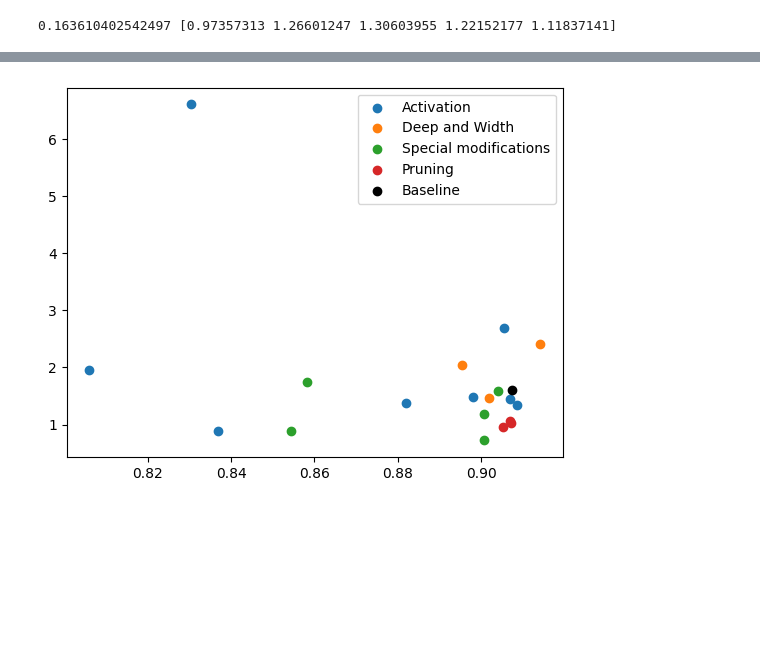
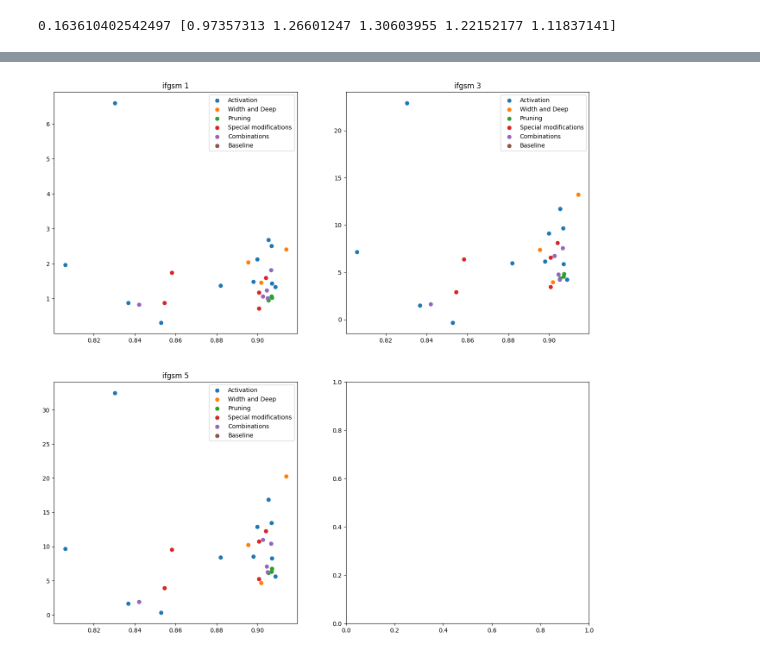
Before and after one commit to abhhfcgjk/VG_Architectural_Adversarial_Robustness, a Jupyter notebook: graphs.ipynb, the cells around one changed output, grey strips where cells are left out. Drawn from its saved outputs; the diff is of its cells as text; code cells hidden in the pictures; blank space fills up the shorter version.

```diff
--- a/graphs.ipynb
+++ b/graphs.ipynb
@@ -25,5 +25,6 @@ group1 = [("resnet18-Linearity", "relu"), ("resnet34-Linearity", "relu"), ("resn
 group2 = [("resnet50-Linearity", "relu"), ("resnet50-Linearity", "silu"), ("resnet50-Linearity", "relu_silu"),("resnet50-Linearity", "Frelu_silu"),("resnet50-Linearity", "relu_elu"),("resnet50-Linearity", "Frelu_elu"),("resnet50-Linearity", "relu_gelu"),("resnet50-Linearity", "Fsilu"),("resnet50-Linearity", "elu"),("resnet50-Linearity", "gelu"),("resnet50-Linearity", "Fgelu"),("resnet50-Linearity", "Felu") ]
 group3 = [("resnet50-Linearity", "relu"),("advresnet50-Linearity","relu"),("wideresnet50-Linearity", "relu"),("vonenet50-Linearity", "relu"),("resnet50-Linearity+prune=0.1pls", "relu"),("resnet50-Linearity+prune=0.1l1", "relu"),("resnet50-Linearity+prune=0.1l2", "relu"), ("resnet50-Linearity+prune=0.1pls", "Felu")]
 group4 = [("textureresnet50-Linearity","relu"), ("shaperesnet50-Linearity","relu"), ("debiasedresnet50-Linearity","relu")]
+group5 = [("debiasedresnet50-Linearity+prune=0.1pls", "relu"), ("debiasedresnet50-Linearity+prune=0.1pls", "elu"), ("debiasedresnet50-Linearity", "elu"), ("resnet50-Linearity+prune=0.1pls", "Felu"), ("resnet50-Linearity+prune=0.1pls", "silu"), ("resnet50-Linearity", "relu")]
 # %%
 group = group2 + group3
@@ -331,13 +345,14 @@ df1.sort_values('result').style.hide()
 # %%
 x = [2, 4, 6]
-grp = set(group1+group2+group3+group4)
+grp = set(group1+group2+group3+group4+group5)
+iters = 5.0
 df1 = pd.DataFrame(columns=['architecture', 'activation', 'SROCC','result'])
 for arch, activ in grp:
-    y_axis = data[(data["arch"]==arch)&(data["iterations"]==5.0)&(data["activation"]==activ)].loc[:,f"eps {epsilons[0]}": f"eps {epsilons[2]}"].values.tolist()[0]
-    srocc = data[(data["arch"]==arch)&(data["iterations"]==5.0)&(data["activation"]==activ)].loc[:,"SROCC"].values.tolist()[0]
+    y_axis = data[(data["arch"]==arch)&(data["iterations"]==iters)&(data["activation"]==activ)].loc[:,f"eps {epsilons[0]}": f"eps {epsilons[2]}"].values.tolist()[0]
+    srocc = data[(data["arch"]==arch)&(data["iterations"]==iters)&(data["activation"]==activ)].loc[:,"SROCC"].values.tolist()[0]
     df1.loc[len(df1)] = {'architecture': arch,
                        'activation': activ,
-                       'SROCC': format(srocc,'.2f'),
+                       'SROCC': float(format(srocc,'.2f')),
                        'result': float(format(np.trapezoid(y_axis, x), '.2f'))}
 df1.sort_values('result').style.hide()
 # %% [output]
@@ -361,13 +376,14 @@ df1.sort_values('result').style.hide()
 # %%
 x = [6, 8, 10]
-grp = set(group1+group2+group3+group4)
+grp = set(group1+group2+group3+group4+group5)
+iters = 5.0
 df1 = pd.DataFrame(columns=['architecture', 'activation', 'SROCC','result'])
 for arch, activ in grp:
-    y_axis = data[(data["arch"]==arch)&(data["iterations"]==5.0)&(data["activation"]==activ)].loc[:,f"eps {epsilons[2]}": f"eps {epsilons[-1]}"].values.tolist()[0]
-    srocc = data[(data["arch"]==arch)&(data["iterations"]==5.0)&(data["activation"]==activ)].loc[:,"SROCC"].values.tolist()[0]
+    y_axis = data[(data["arch"]==arch)&(data["iterations"]==iters)&(data["activation"]==activ)].loc[:,f"eps {epsilons[2]}": f"eps {epsilons[-1]}"].values.tolist()[0]
+    srocc = data[(data["arch"]==arch)&(data["iterations"]==iters)&(data["activation"]==activ)].loc[:,"SROCC"].values.tolist()[0]
     df1.loc[len(df1)] = {'architecture': arch,
                        'activation': activ,
-                       'SROCC': format(srocc,'.2f'),
+                       'SROCC': float(format(srocc,'.2f')),
                        'result': float(format(np.trapezoid(y_axis, x), '.2f'))}
 df1.sort_values('result').style.hide()
 # %% [output]
@@ -407,24 +436,51 @@ type4 = { 'architecture': ['resnet50+prune=0.1pls', 'resnet50+prune=0.1l1', 'res
 # %%
 
-types = [type1, type2, type3, type4]
-color = ['red', 'blue', 'purple', 'green']
-df_ifgsm1_all_eps['architecture'] = df_ifgsm1_all_eps['architecture'].apply(lambda x: x.replace('-Linearity',''))
+types = [group_activation, group_wd, group_pruning, group_special, group_combinatioins, baseline]
+labels = ["Activation", "Width and Deep", "Pruning", "Special modifications", "Combinations", "Baseline"]
+df_ifgsm_iter = [df_ifgsm1_all_eps, df_ifgsm3_all_eps, df_ifgsm5_all_eps]
+fig, ax = plt.subplots(2,2, figsize=(16,16))
+ax = ax.flatten()
 
-# plt.scatter(df_ifgsm1_all_eps['SROCC'], df_ifgsm1_all_eps['result'])
-fig, ax = plt.subplots(4,4)
-type1_df = df_ifgsm1_all_eps[(df_ifgsm1_all_eps['architecture'].isin(type1['architecture']))&(df_ifgsm1_all_eps['activation'].isin(type1['activation']))]
-ax.scatter(type1_df['SROCC'], type1_df['result'], label="Activation")
-type2_df = df_ifgsm1_all_eps[(df_ifgsm1_all_eps['architecture'].isin(type2['architecture']))&(df_ifgsm1_all_eps['activation'].isin(type2['activation']))]
-ax.scatter(type2_df['SROCC'], type2_df['result'], label="Deep and Width")
-type3_df = df_ifgsm1_all_eps[(df_ifgsm1_all_eps['architecture'].isin(type3['architecture']))&(df_ifgsm1_all_eps['activation'].isin(type3['activation']))]
-ax.scatter(type3_df['SROCC'], type3_df['result'], label="Special modifications")
-type4_df = df_ifgsm1_all_eps[(df_ifgsm1_all_eps['architecture'].isin(type4['architecture']))&(df_ifgsm1_all_eps['activation'].isin(type4['activation']))]
-ax.scatter(type4_df['SROCC'], type4_df['result'], label="Pruning")
+for i in range(len(df_ifgsm_iter)):
+    axis = ax[i]
+    axis.set_title(f"ifgsm {1+2*i}")
+    df_ifgsm = df_ifgsm_iter[i]
+    for j, type_ in enumerate(types):
+        type_df = pd.DataFrame(columns=['architecture','activation','SROCC','result'])
+        label = labels[j]
+        for arch, activ in type_:
+            type_df = pd.concat([type_df, df_ifgsm[(df_ifgsm['architecture']==arch)&(df_ifgsm['activation']==activ)]], ignore_index=True)
+        axis.scatter(type_df['SROCC'], type_df['result'], label=label)
+        axis.legend()
+# type1_df = pd.DataFrame(columns=['architecture','activation','SROCC','result'])
+# for arch, activ in group_activation:
+#     type1_df = pd.concat([type1_df, df_ifgsm1_all_eps[(df_ifgsm1_all_eps['architecture']==arch)&(df_ifgsm1_all_eps['activation']==activ)]], ignore_index=True)
+# ax.scatter(type1_df['SROCC'], type1_df['result'], label="Activation")
 
-df_baseline = df_ifgsm1_all_eps[(df_ifgsm1_all_eps['architecture']=='resnet50')&(df_ifgsm1_all_eps['activation']=='relu')]
-ax.scatter(df_baseline['SROCC'], df_baseline['result'], color='black', label="Baseline")
+# type2_df = pd.DataFrame(columns=['architecture','activation','SROCC','result'])
+# for arch, activ in group_wd:
+#     type2_df = pd.concat([type2_df, df_ifgsm1_all_eps[(df_ifgsm1_all_eps['architecture']==arch)&(df_ifgsm1_all_eps['activation']==activ)]], ignore_index=True)
+# ax.scatter(type2_df['SROCC'], type2_df['result'], label="Width and Deep")
 
-ax.legend()
+# type3_df = pd.DataFrame(columns=['architecture','activation','SROCC','result'])
+# for arch, activ in group_pruning:
+#     type3_df = pd.concat([type3_df, df_ifgsm1_all_eps[(df_ifgsm1_all_eps['architecture']==arch)&(df_ifgsm1_all_eps['activation']==activ)]], ignore_index=True)
+# ax.scatter(type3_df['SROCC'], type3_df['result'], label="Pruning")
+
+# type4_df = pd.DataFrame(columns=['architecture','activation','SROCC','result'])
+# for arch, activ in group_special:
+#     type4_df = pd.concat([type4_df, df_ifgsm1_all_eps[(df_ifgsm1_all_eps['architecture']==arch)&(df_ifgsm1_all_eps['activation']==activ)]], ignore_index=True)
+# ax.scatter(type4_df['SROCC'], type4_df['result'], label="Special modifications")
+
+# type5_df = pd.DataFrame(columns=['architecture','activation','SROCC','result'])
+# for arch, activ in group_combinatioins:
+#     type5_df = pd.concat([type5_df, df_ifgsm1_all_eps[(df_ifgsm1_all_eps['architecture']==arch)&(df_ifgsm1_all_eps['activation']==activ)]], ignore_index=True)
+# ax.scatter(type5_df['SROCC'], type5_df['result'], label="Combinations")
+
+# df_baseline = df_ifgsm1_all_eps[(df_ifgsm1_all_eps['architecture']=='resnet50-Linearity')&(df_ifgsm1_all_eps['activation']=='relu')]
+# ax.scatter(df_baseline['SROCC'], df_baseline['result'], color='black', label="Baseline")
+
+
 plt.show()
 # %% [output]
-[figure, old version]
+[figure, new version]
```
Also changed, not shown: parts of 14 cells of this notebook, 1 other file.
